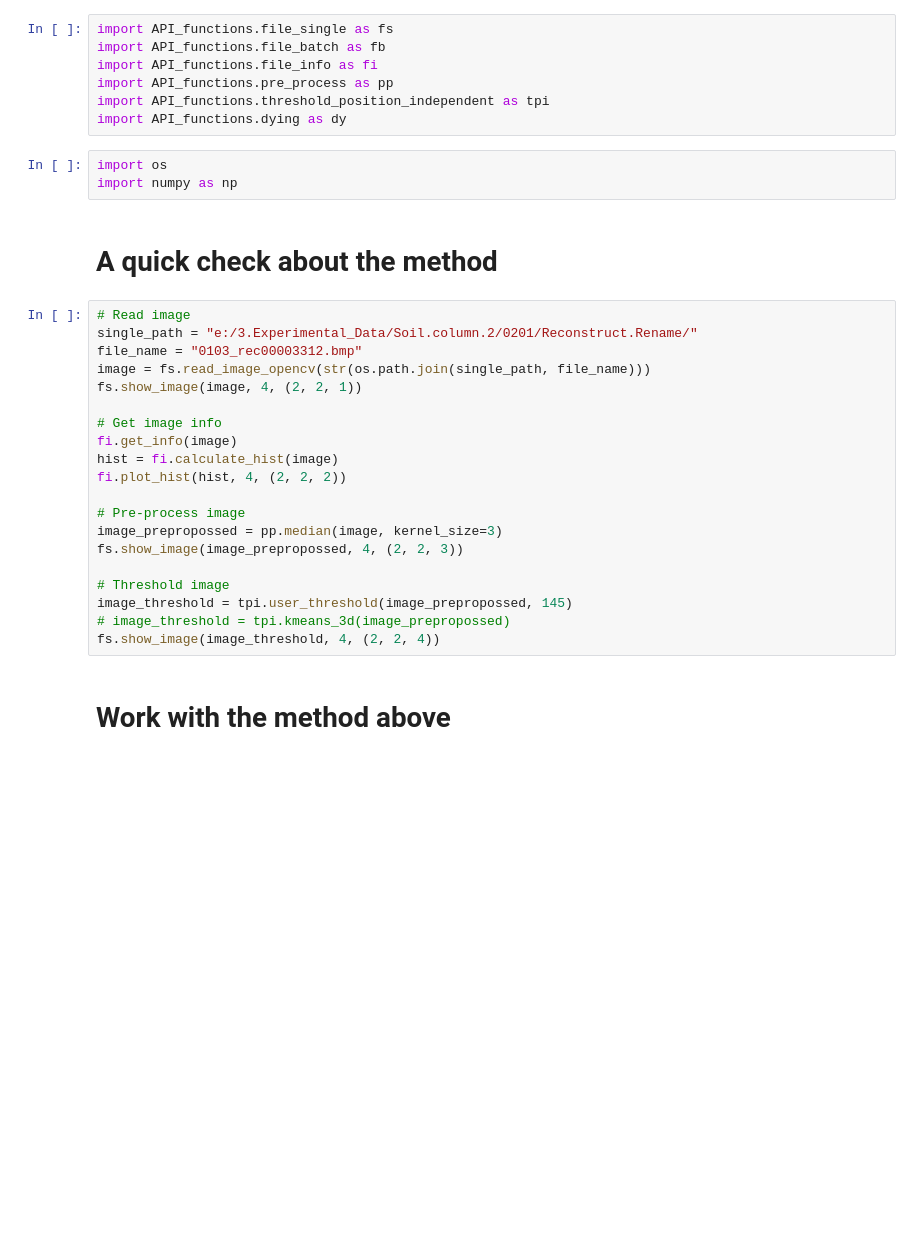
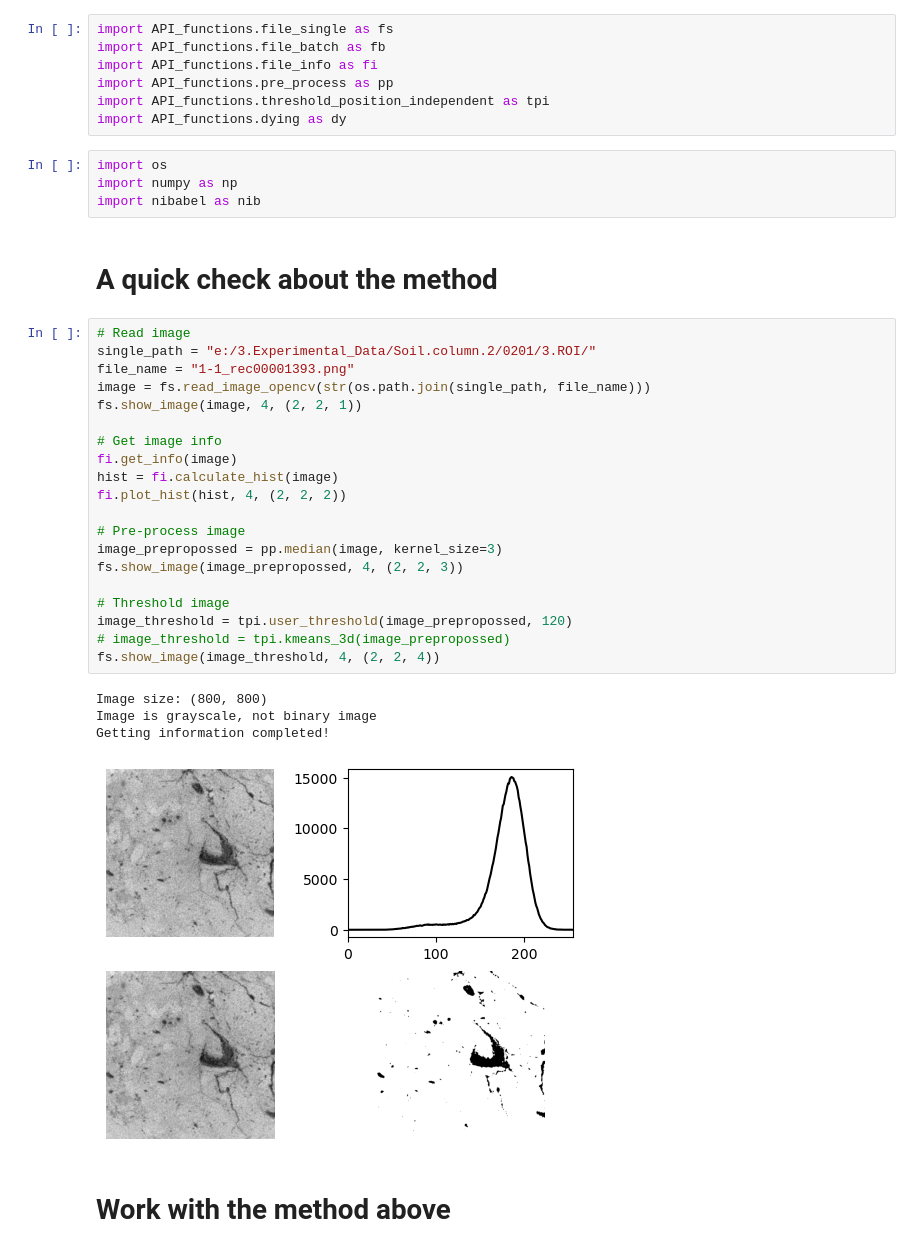
Before and after one commit to Lai-shixuan/Soil-Column-Procedures, a Jupyter notebook: work_file.ipynb, the cells around one changed output. Drawn from its saved outputs; the diff is of its cells as text; blank space fills up the shorter version.

```diff
--- a/work_file.ipynb
+++ b/work_file.ipynb
@@ -10,28 +10,34 @@ import API_functions.dying as dy
 # %%
 import os
 import numpy as np
+import nibabel as nib
 # %% [markdown]
 # A quick check about the method
 # %%
 # Read image
-single_path = "e:/3.Experimental_Data/Soil.column.2/0201/Reconstruct.Rename/"
-file_name = "0103_rec00003312.bmp"
+single_path = "e:/3.Experimental_Data/Soil.column.2/0201/3.ROI/"
+file_name = "1-1_rec00001393.png"
 image = fs.read_image_opencv(str(os.path.join(single_path, file_name)))
 fs.show_image(image, 4, (2, 2, 1))
 
 # Get image info
 fi.get_info(image)
 hist = fi.calculate_hist(image)
 fi.plot_hist(hist, 4, (2, 2, 2))
 
 # Pre-process image
 image_prepropossed = pp.median(image, kernel_size=3)
 fs.show_image(image_prepropossed, 4, (2, 2, 3))
 
 # Threshold image
-image_threshold = tpi.user_threshold(image_prepropossed, 145)
+image_threshold = tpi.user_threshold(image_prepropossed, 120)
 # image_threshold = tpi.kmeans_3d(image_prepropossed)
 fs.show_image(image_threshold, 4, (2, 2, 4))
+# %% [output]
+Image size: (800, 800)
+Image is grayscale, not binary image
+Getting information completed!
+[figure, added]
 # %% [markdown]
 # Work with the method above
 # %% [markdown]
```
Also changed, not shown: parts of 11 cells of this notebook, 3 other files.
